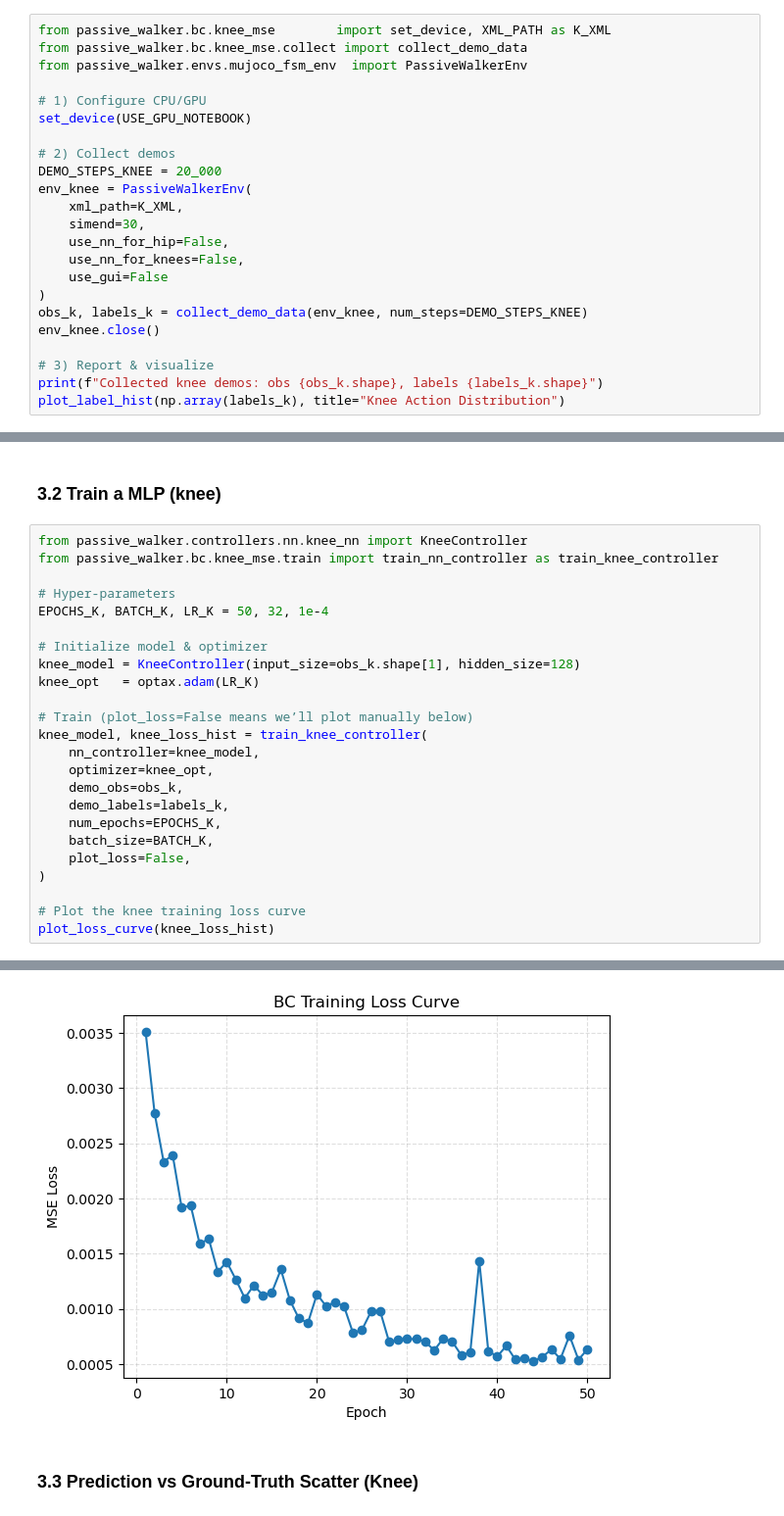
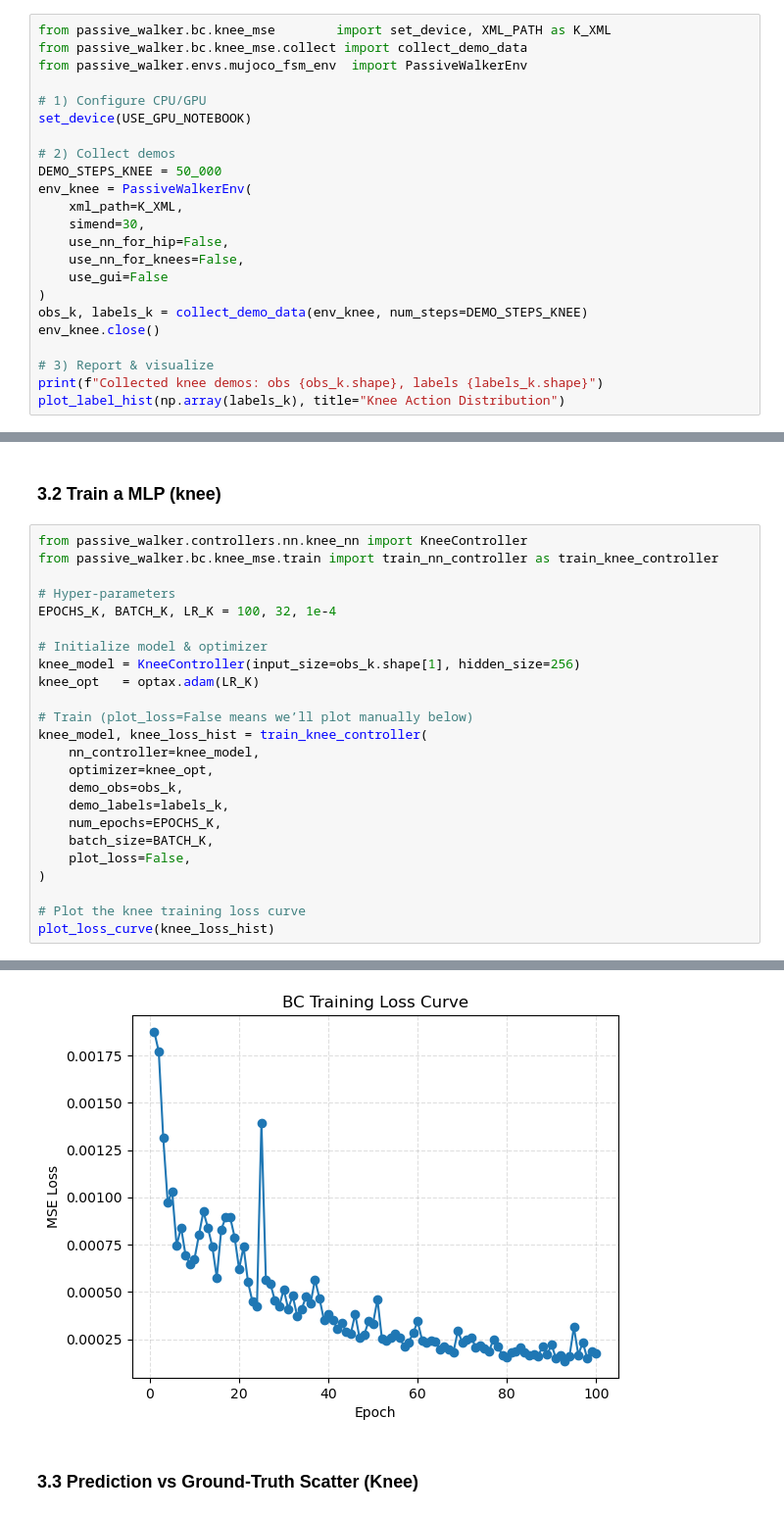
Before and after one commit to yunusdanabas/passive_walker_rl, a Jupyter notebook: passive_walker/bc/BehaviourClonning.ipynb, the cells around one changed output, grey strips where cells are left out. Shown at 98% size. Drawn from its saved outputs; the diff is of its cells as text.

```diff
--- a/passive_walker/bc/BehaviourClonning.ipynb
+++ b/passive_walker/bc/BehaviourClonning.ipynb
@@ -157,7 +156,7 @@ from passive_walker.envs.mujoco_fsm_env  import PassiveWalkerEnv
 set_device(USE_GPU_NOTEBOOK)
 
 # 2) Collect demos
-DEMO_STEPS_KNEE = 20_000
+DEMO_STEPS_KNEE = 50_000
 env_knee = PassiveWalkerEnv(
     xml_path=K_XML,
     simend=30,
@@ -181,10 +181,10 @@ from passive_walker.controllers.nn.knee_nn import KneeController
 from passive_walker.bc.knee_mse.train import train_nn_controller as train_knee_controller
 
 # Hyper-parameters
-EPOCHS_K, BATCH_K, LR_K = 50, 32, 1e-4
+EPOCHS_K, BATCH_K, LR_K = 100, 32, 1e-4
 
 # Initialize model & optimizer
-knee_model = KneeController(input_size=obs_k.shape[1], hidden_size=128)
+knee_model = KneeController(input_size=obs_k.shape[1], hidden_size=256)
 knee_opt   = optax.adam(LR_K)
 
 # Train (plot_loss=False means we’ll plot manually below)
@@ -221,4 +238,4 @@ plot_loss_curve(knee_loss_hist)
-[figure, old version]
+[figure, new version]
 # %% [markdown]
 ### 3.3 Prediction vs Ground-Truth Scatter (Knee)
 # %%
```
Also changed, not shown: parts of 20 cells of this notebook, 41 other files.
